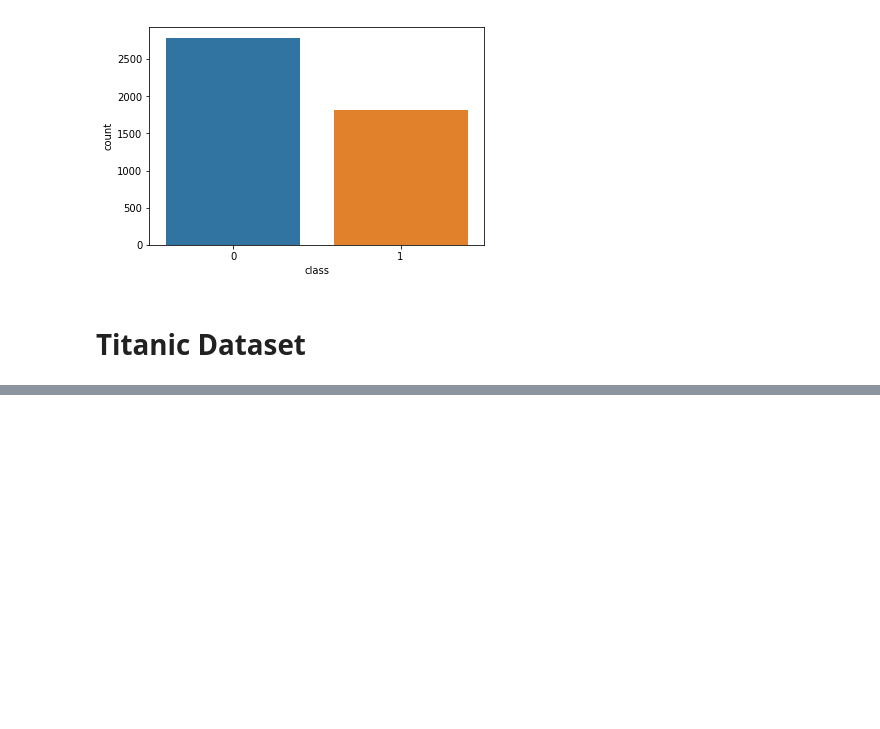
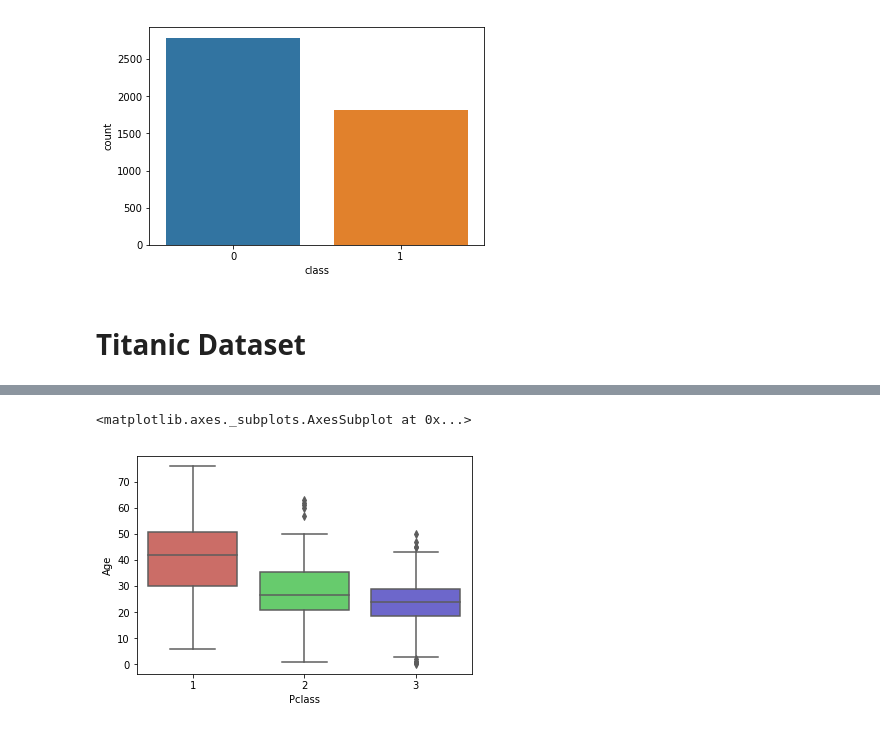
Before and after one commit to mwinzie/KNN-Classifier-Naive-Bayes-Classifier, a Jupyter notebook: K_nearest_neighbor_(kNN)_classifier_and_Naive_Bayes_classifier.ipynb, the cells around one changed output, grey strips where cells are left out. Saved outputs shown, nothing was run; the diff lists cells and outputs as text; code cells hidden in the pictures; blank space fills up the shorter version.

```diff
--- a/K_nearest_neighbor_(kNN)_classifier_and_Naive_Bayes_classifier.ipynb
+++ b/K_nearest_neighbor_(kNN)_classifier_and_Naive_Bayes_classifier.ipynb
@@ -192,0 +254,10 @@ print(train.isnull().sum().sum())
+# %%
+#dealing with missing values in the test dataset
+test.dropna(subset = ['Fare'],axis = 0, inplace = True)
+# %%
+# Looking at how passenger age is related to their class as a passenger on the boat.
+#for test set
+sb.boxplot(x='Pclass', y='Age', data=test, palette='hls')
+# %% [output]
+<matplotlib.axes._subplots.AxesSubplot at 0x...>
+[figure, added]
```
Also changed, not shown: parts of 25 cells of this notebook.
